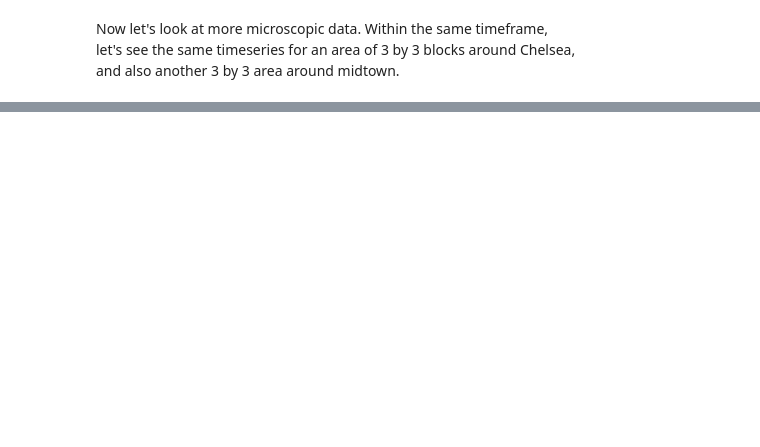
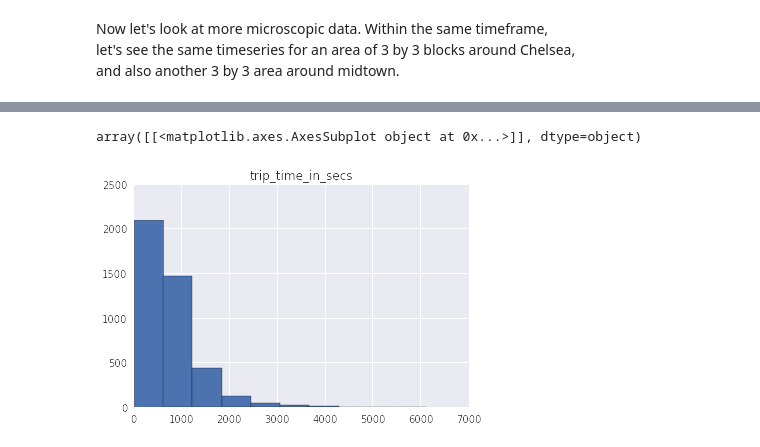
Before and after one commit to ionanrozenfeld/taxi, a Jupyter notebook: Capstone_project.ipynb, the cells around one changed output, grey strips where cells are left out. Saved outputs shown, nothing was run; the diff lists cells and outputs as text; code cells hidden in the pictures; blank space fills up the shorter version.

```diff
--- a/Capstone_project.ipynb
+++ b/Capstone_project.ipynb
@@ -190,0 +279,5 @@ show(p)
+# %%
+df_mysql2.hist('trip_time_in_secs')
+# %% [output]
+array([[<matplotlib.axes.AxesSubplot object at 0x...>]], dtype=object)
+[figure, added]
```
Also changed, not shown: parts of 17 cells of this notebook, 9 other files.
